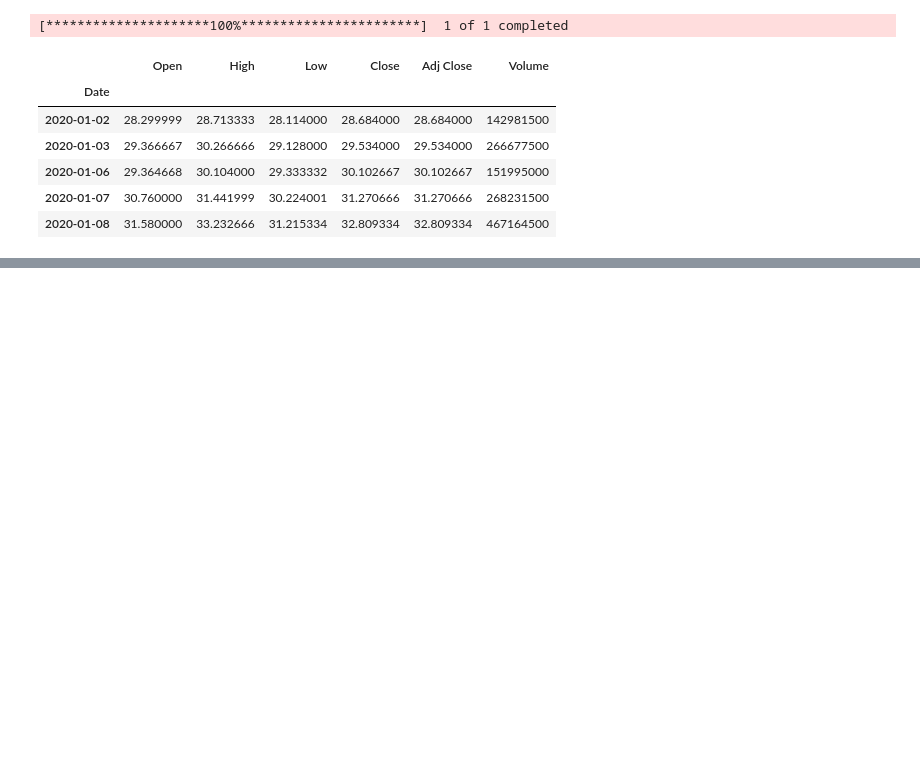
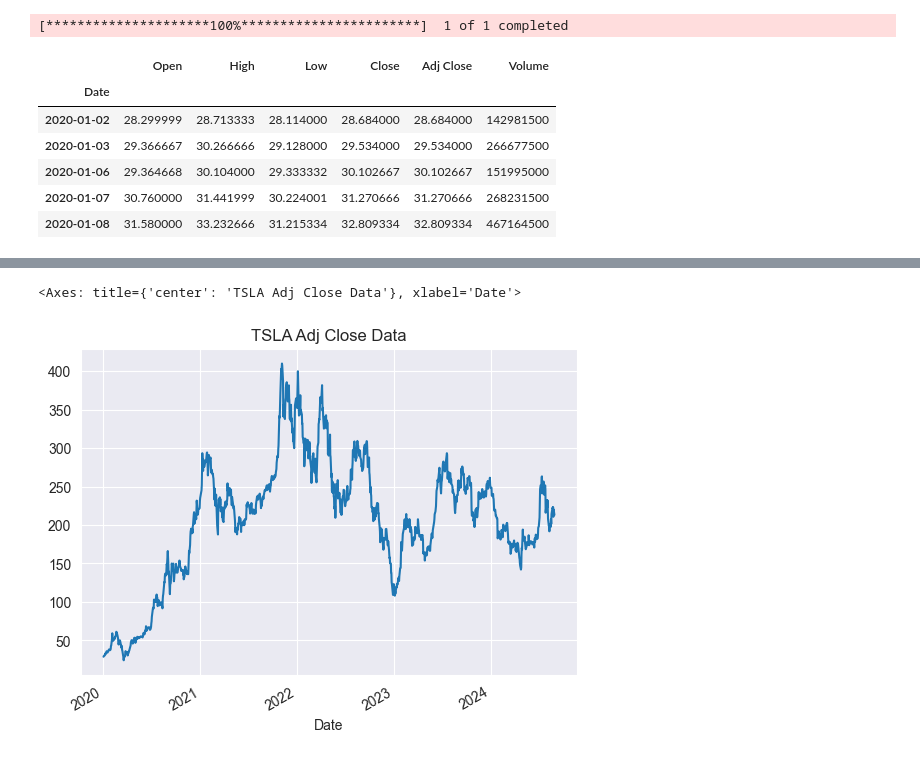
Before and after one commit to blotetheodorus/financial-data-analysis, a Jupyter notebook: financial_data_analysis.ipynb, the cells around one changed output, grey strips where cells are left out. Cells and saved outputs as stored; diff of their text form; code cells hidden in the pictures; blank space fills up the shorter version.

Commit message:
Explore and clean data

```diff
--- a/financial_data_analysis.ipynb
+++ b/financial_data_analysis.ipynb
@@ -29,0 +56,5 @@ stock_data.to_csv('stock_data.csv')
+# %%
+stock_data['Adj Close'].plot(title='TSLA Adj Close Data')
+# %% [output]
+<Axes: title={'center': 'TSLA Adj Close Data'}, xlabel='Date'>
+[figure, added]
```
Also changed, not shown: parts of 6 cells of this notebook.
